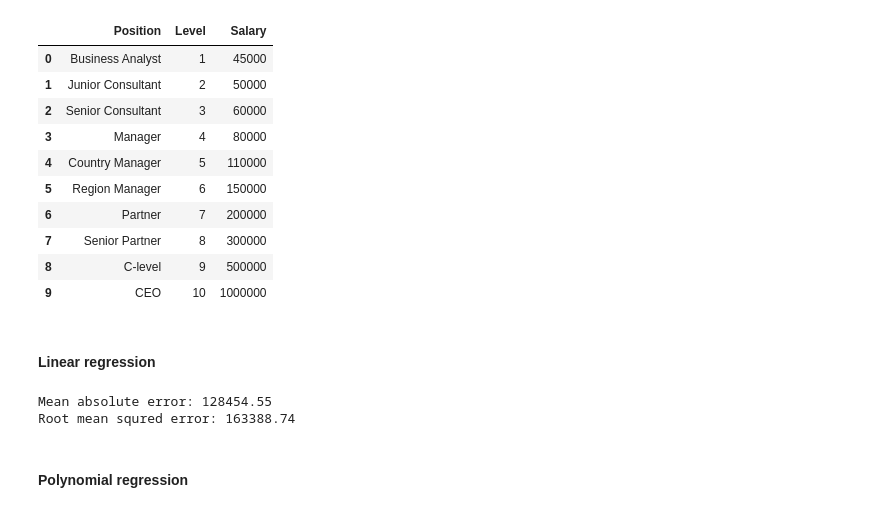
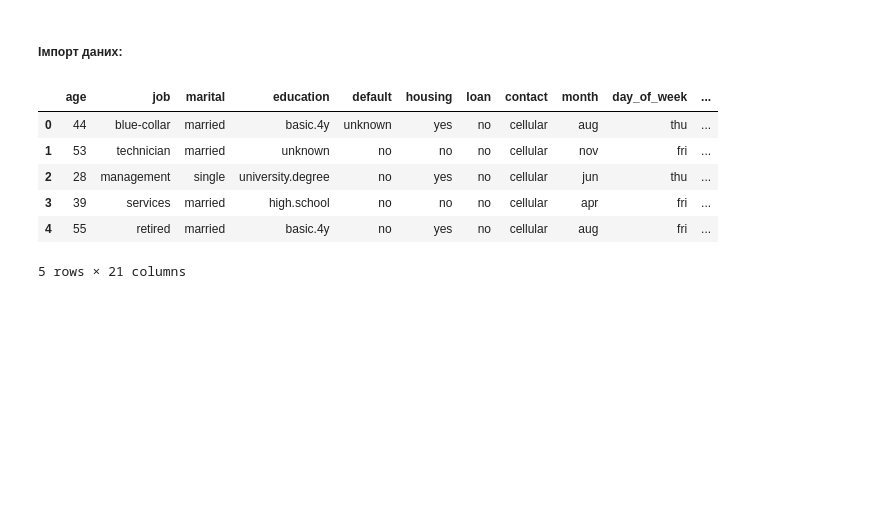
Before and after one commit to OleksandrKryvoruk/dz_54, a Jupyter notebook: 1.ipynb, the cells around one changed output. Saved outputs shown, nothing was run; the diff lists cells and outputs as text; code cells hidden in the pictures; blank space fills up the shorter version.

```diff
--- a/1.ipynb
+++ b/1.ipynb
@@ -16,15 +17,13 @@ from sklearn.model_selection import GridSearchCV
+# %% [markdown]
+##### Імпорт даних:
 # %%
-ps = pd.read_csv('Position_Salaries.csv')
-ps
+data = pd.read_csv('banking.csv')
+data.head()
 # %% [output]
-|  | Position | Level | Salary |
-| 0 | Business Analyst | 1 | 45000 |
-| 1 | Junior Consultant | 2 | 50000 |
-| 2 | Senior Consultant | 3 | 60000 |
-| 3 | Manager | 4 | 80000 |
-| 4 | Country Manager | 5 | 110000 |
-| 5 | Region Manager | 6 | 150000 |
-| 6 | Partner | 7 | 200000 |
-| 7 | Senior Partner | 8 | 300000 |
-| 8 | C-level | 9 | 500000 |
-| 9 | CEO | 10 | 1000000 |
+|  | age | job | marital | education | default | housing | loan | contact | month | day_of_week | ... |
+| 0 | 44 | blue-collar | married | basic.4y | unknown | yes | no | cellular | aug | thu | ... |
+| 1 | 53 | technician | married | unknown | no | no | no | cellular | nov | fri | ... |
+| 2 | 28 | management | single | university.degree | no | yes | no | cellular | jun | thu | ... |
+| 3 | 39 | services | married | high.school | no | no | no | cellular | apr | fri | ... |
+| 4 | 55 | retired | married | basic.4y | no | yes | no | cellular | aug | fri | ... |
+5 rows × 21 columns
@@ -34,2 +29,0 @@ y = ps.Salary
-# %% [markdown]
-#### Linear regression
@@ -41,10 +29,0 @@ y_pred = lin_model.predict(X2d)
-# %%
-rmse = np.sqrt(np.mean(np.square(y-y_pred)))
-mae = np.mean(abs(y-y_pred))
-print(f'Mean absolute error: {mae:.2f}')
-print(f'Root mean squred error: {rmse:.2f}')
-# %% [output]
-Mean absolute error: 128454.55
-Root mean squred error: 163388.74
-# %% [markdown]
-#### Polynomial regression
```
Also changed, not shown: parts of 28 cells of this notebook, 4 other files.
